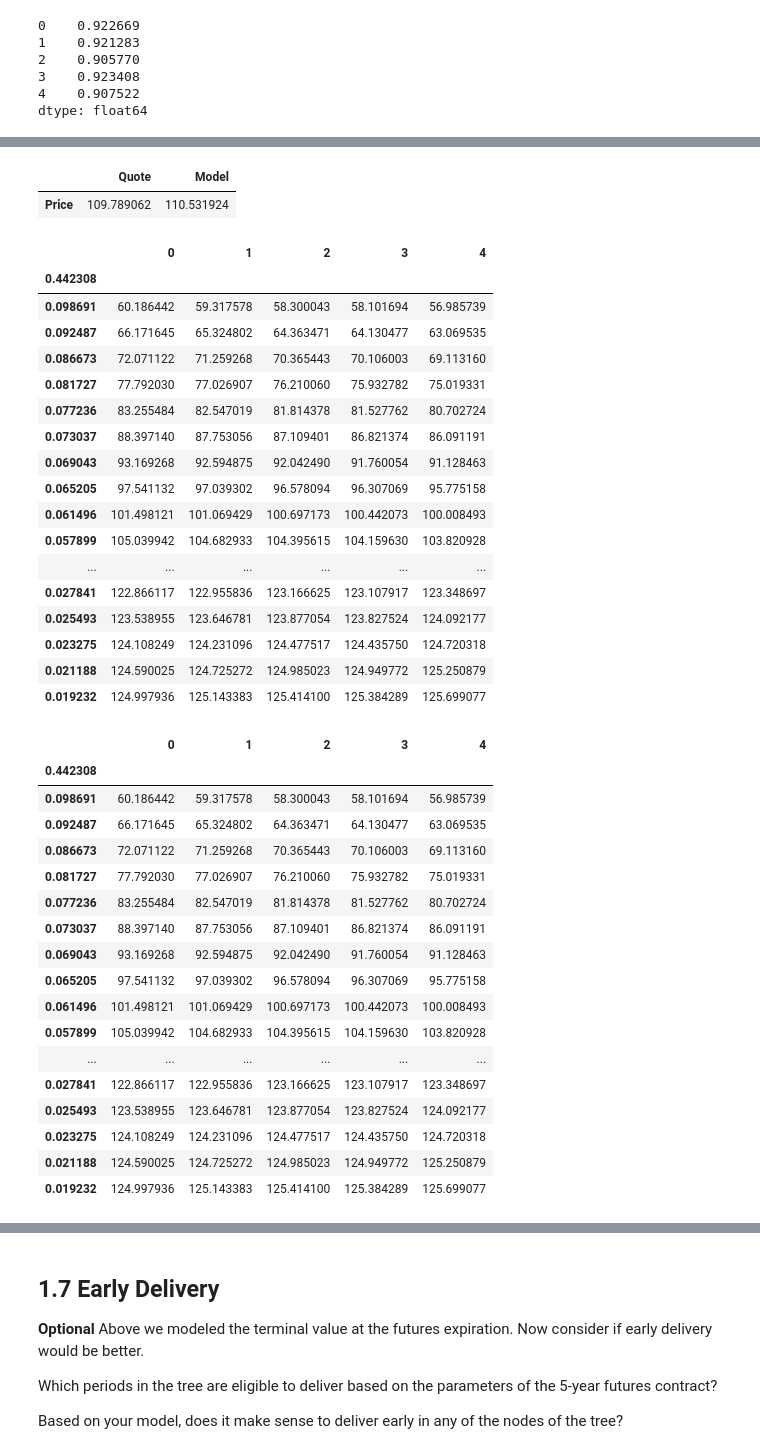
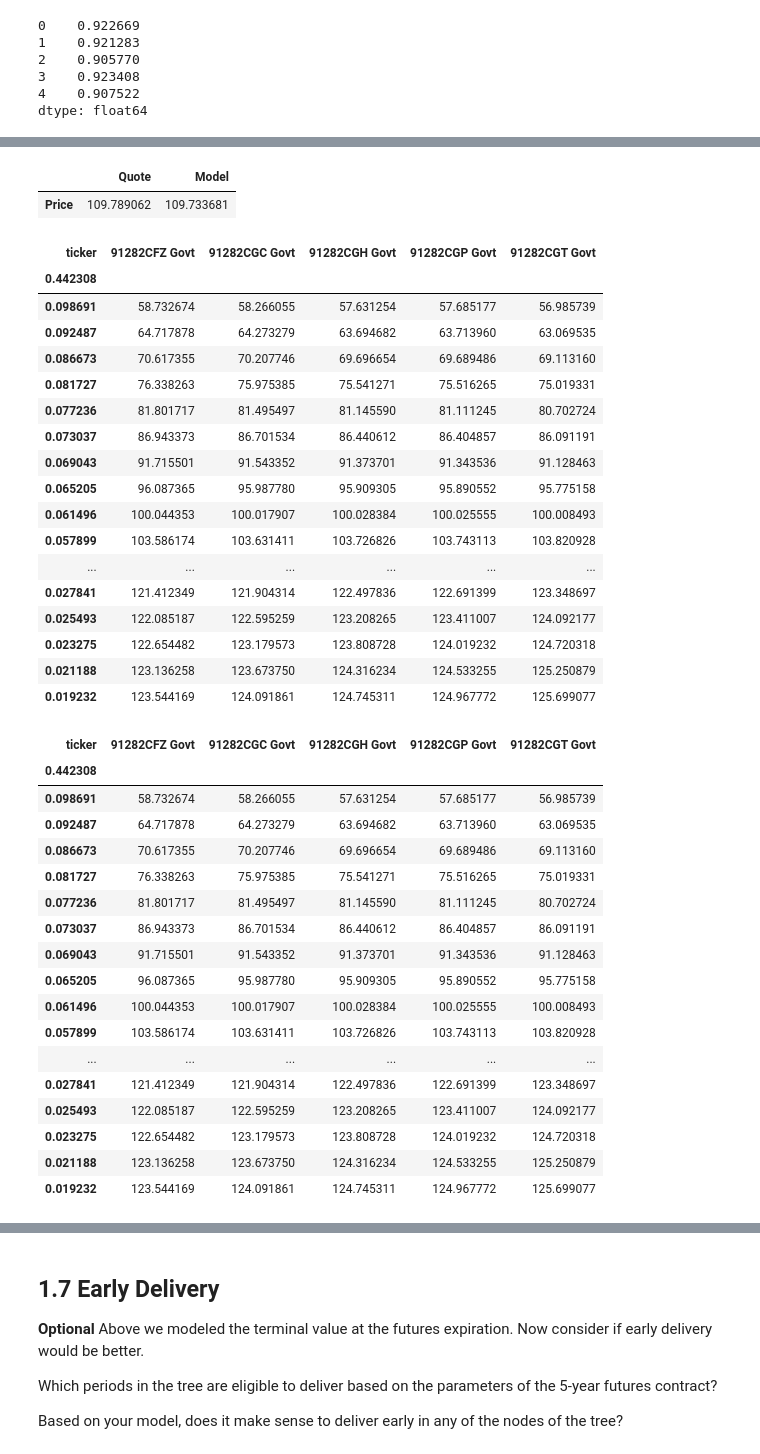
Before and after one commit to dcstein22/finm-fiderivs-2023, a Jupyter notebook: homework/Homework 3.ipynb, the cells around one changed output, grey strips where cells are left out. Saved outputs shown, nothing was run; the diff lists cells and outputs as text; code cells hidden in the pictures.

```diff
--- a/homework/Homework 3.ipynb
+++ b/homework/Homework 3.ipynb
@@ -253,7 +253,7 @@ for idx, bond in enumerate(bond_info.index):
         cftree.loc[0,0] += cpn/2
 
     bondtree = binomial.bintree_pricing(payoff=wrapper_function, ratetree=ratetree.iloc[:time_steps,:time_steps],cftree=cftree)
-    accrued_int_tree = binomial.construct_accinttree(cftree=cftree,compound=compound,cpn=cpn)
+    accrued_int_tree = binomial.construct_accint(timenodes=bondtree.columns.values,freq = compound, cpn = cpn)
     #dirty_tree = bondtree+accrued_int_tree
     px_dirty.loc[bond] = bondtree.iloc[0,0]
     clean_tree = np.maximum(bondtree - accrued_int_tree,0)
@@ -425,51 +426,52 @@ future_comps = pd.DataFrame({'Quote':[Future_Price],'Model':[future_tree.iloc[0,
 future_comps
 # %% [output]
 |  | Quote | Model |
-| Price | 109.789062 | 110.531924 |
+| Price | 109.789062 | 109.733681 |
 # %%
 quality = terminal_values.copy().divide(converts,axis = 1)
 quality.index = ratetree.loc[:,Future_Expiry].dropna()
+quality.columns = bond_info.ticker
 quality
 # %% [output]
-|  | 0 | 1 | 2 | 3 | 4 |
+| ticker | 91282CFZ Govt | 91282CGC Govt | 91282CGH Govt | 91282CGP Govt | 91282CGT Govt |
 | 0.442308 |  |  |  |  |  |
-| 0.098691 | 60.186442 | 59.317578 | 58.300043 | 58.101694 | 56.985739 |
-| 0.092487 | 66.171645 | 65.324802 | 64.363471 | 64.130477 | 63.069535 |
-| 0.086673 | 72.071122 | 71.259268 | 70.365443 | 70.106003 | 69.113160 |
-| 0.081727 | 77.792030 | 77.026907 | 76.210060 | 75.932782 | 75.019331 |
-| 0.077236 | 83.255484 | 82.547019 | 81.814378 | 81.527762 | 80.702724 |
-| 0.073037 | 88.397140 | 87.753056 | 87.109401 | 86.821374 | 86.091191 |
-| 0.069043 | 93.169268 | 92.594875 | 92.042490 | 91.760054 | 91.128463 |
-| 0.065205 | 97.541132 | 97.039302 | 96.578094 | 96.307069 | 95.775158 |
-| 0.061496 | 101.498121 | 101.069429 | 100.697173 | 100.442073 | 100.008493 |
-| 0.057899 | 105.039942 | 104.682933 | 104.395615 | 104.159630 | 103.820928 |
+| 0.098691 | 58.732674 | 58.266055 | 57.631254 | 57.685177 | 56.985739 |
+| 0.092487 | 64.717878 | 64.273279 | 63.694682 | 63.713960 | 63.069535 |
+| 0.086673 | 70.617355 | 70.207746 | 69.696654 | 69.689486 | 69.113160 |
+| 0.081727 | 76.338263 | 75.975385 | 75.541271 | 75.516265 | 75.019331 |
+| 0.077236 | 81.801717 | 81.495497 | 81.145590 | 81.111245 | 80.702724 |
+| 0.073037 | 86.943373 | 86.701534 | 86.440612 | 86.404857 | 86.091191 |
+| 0.069043 | 91.715501 | 91.543352 | 91.373701 | 91.343536 | 91.128463 |
+| 0.065205 | 96.087365 | 95.987780 | 95.909305 | 95.890552 | 95.775158 |
+| 0.061496 | 100.044353 | 100.017907 | 100.028384 | 100.025555 | 100.008493 |
+| 0.057899 | 103.586174 | 103.631411 | 103.726826 | 103.743113 | 103.820928 |
 | ... | ... | ... | ... | ... | ... |
-| 0.027841 | 122.866117 | 122.955836 | 123.166625 | 123.107917 | 123.348697 |
-| 0.025493 | 123.538955 | 123.646781 | 123.877054 | 123.827524 | 124.092177 |
-| 0.023275 | 124.108249 | 124.231096 | 124.477517 | 124.435750 | 124.720318 |
-| 0.021188 | 124.590025 | 124.725272 | 124.985023 | 124.949772 | 125.250879 |
-| 0.019232 | 124.997936 | 125.143383 | 125.414100 | 125.384289 | 125.699077 |
+| 0.027841 | 121.412349 | 121.904314 | 122.497836 | 122.691399 | 123.348697 |
+| 0.025493 | 122.085187 | 122.595259 | 123.208265 | 123.411007 | 124.092177 |
+| 0.023275 | 122.654482 | 123.179573 | 123.808728 | 124.019232 | 124.720318 |
+| 0.021188 | 123.136258 | 123.673750 | 124.316234 | 124.533255 | 125.250879 |
+| 0.019232 | 123.544169 | 124.091861 | 124.745311 | 124.967772 | 125.699077 |
 # %%
 quality.style.highlight_min(color = 'green', axis = 1)
 # %% [output]
-|  | 0 | 1 | 2 | 3 | 4 |
+| ticker | 91282CFZ Govt | 91282CGC Govt | 91282CGH Govt | 91282CGP Govt | 91282CGT Govt |
 | 0.442308 |  |  |  |  |  |
-| 0.098691 | 60.186442 | 59.317578 | 58.300043 | 58.101694 | 56.985739 |
-| 0.092487 | 66.171645 | 65.324802 | 64.363471 | 64.130477 | 63.069535 |
-| 0.086673 | 72.071122 | 71.259268 | 70.365443 | 70.106003 | 69.113160 |
-| 0.081727 | 77.792030 | 77.026907 | 76.210060 | 75.932782 | 75.019331 |
-| 0.077236 | 83.255484 | 82.547019 | 81.814378 | 81.527762 | 80.702724 |
-| 0.073037 | 88.397140 | 87.753056 | 87.109401 | 86.821374 | 86.091191 |
-| 0.069043 | 93.169268 | 92.594875 | 92.042490 | 91.760054 | 91.128463 |
-| 0.065205 | 97.541132 | 97.039302 | 96.578094 | 96.307069 | 95.775158 |
-| 0.061496 | 101.498121 | 101.069429 | 100.697173 | 100.442073 | 100.008493 |
-| 0.057899 | 105.039942 | 104.682933 | 104.395615 | 104.159630 | 103.820928 |
+| 0.098691 | 58.732674 | 58.266055 | 57.631254 | 57.685177 | 56.985739 |
+| 0.092487 | 64.717878 | 64.273279 | 63.694682 | 63.713960 | 63.069535 |
+| 0.086673 | 70.617355 | 70.207746 | 69.696654 | 69.689486 | 69.113160 |
+| 0.081727 | 76.338263 | 75.975385 | 75.541271 | 75.516265 | 75.019331 |
+| 0.077236 | 81.801717 | 81.495497 | 81.145590 | 81.111245 | 80.702724 |
+| 0.073037 | 86.943373 | 86.701534 | 86.440612 | 86.404857 | 86.091191 |
+| 0.069043 | 91.715501 | 91.543352 | 91.373701 | 91.343536 | 91.128463 |
+| 0.065205 | 96.087365 | 95.987780 | 95.909305 | 95.890552 | 95.775158 |
+| 0.061496 | 100.044353 | 100.017907 | 100.028384 | 100.025555 | 100.008493 |
+| 0.057899 | 103.586174 | 103.631411 | 103.726826 | 103.743113 | 103.820928 |
 | ... | ... | ... | ... | ... | ... |
-| 0.027841 | 122.866117 | 122.955836 | 123.166625 | 123.107917 | 123.348697 |
-| 0.025493 | 123.538955 | 123.646781 | 123.877054 | 123.827524 | 124.092177 |
-| 0.023275 | 124.108249 | 124.231096 | 124.477517 | 124.435750 | 124.720318 |
-| 0.021188 | 124.590025 | 124.725272 | 124.985023 | 124.949772 | 125.250879 |
-| 0.019232 | 124.997936 | 125.143383 | 125.414100 | 125.384289 | 125.699077 |
+| 0.027841 | 121.412349 | 121.904314 | 122.497836 | 122.691399 | 123.348697 |
+| 0.025493 | 122.085187 | 122.595259 | 123.208265 | 123.411007 | 124.092177 |
+| 0.023275 | 122.654482 | 123.179573 | 123.808728 | 124.019232 | 124.720318 |
+| 0.021188 | 123.136258 | 123.673750 | 124.316234 | 124.533255 | 125.250879 |
+| 0.019232 | 123.544169 | 124.091861 | 124.745311 | 124.967772 | 125.699077 |
 # %%
 bondstats
 # %% [output]
```
Also changed, not shown: parts of 14 cells of this notebook, 5 other files.
